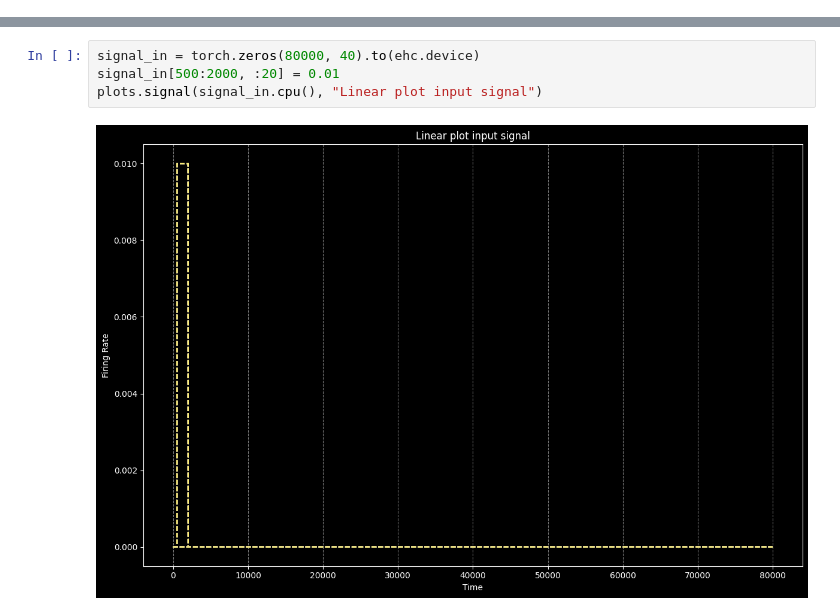
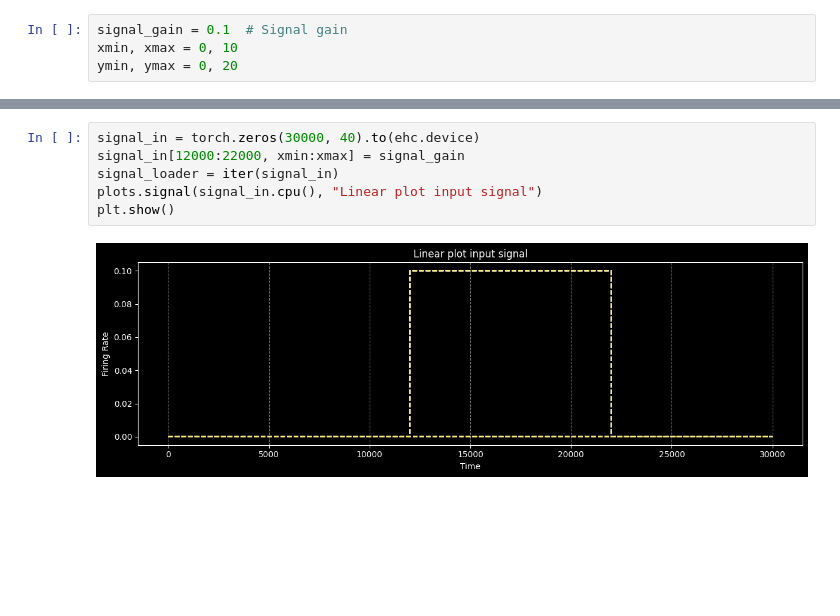
Before and after one commit to BorjaEst/spatial-navigation, a Jupyter notebook: notebooks/EIModel-Balanced.ipynb, the cells around one changed output, grey strips where cells are left out. Saved outputs shown, nothing was run; the diff lists cells and outputs as text; blank space fills up the shorter version.

```diff
--- a/notebooks/EIModel-Balanced.ipynb
+++ b/notebooks/EIModel-Balanced.ipynb
@@ -29,6 +33,10 @@ OptimizedModule(
     )
   )
 )
+# %%
+signal_gain = 0.1  # Signal gain
+xmin, xmax = 0, 10
+ymin, ymax = 0, 20
 # %%
 w = model.excitatory.gaba.w.detach().cpu()
 mask = model.excitatory.gaba.mask.detach().cpu()
@@ -39,6 +48,8 @@ plots.weights(filtered_weights, "Excitatory in GABA weights")
 # %%
-signal_in = torch.zeros(80000, 40).to(ehc.device)
-signal_in[500:2000, :20] = 0.01
+signal_in = torch.zeros(30000, 40).to(ehc.device)
+signal_in[12000:22000, xmin:xmax] = signal_gain
+signal_loader = iter(signal_in)
 plots.signal(signal_in.cpu(), "Linear plot input signal")
+plt.show()
 # %% [output]
-[figure, old version]
+[figure, new version]
```
Also changed, not shown: parts of 15 cells of this notebook, 1 other file.
